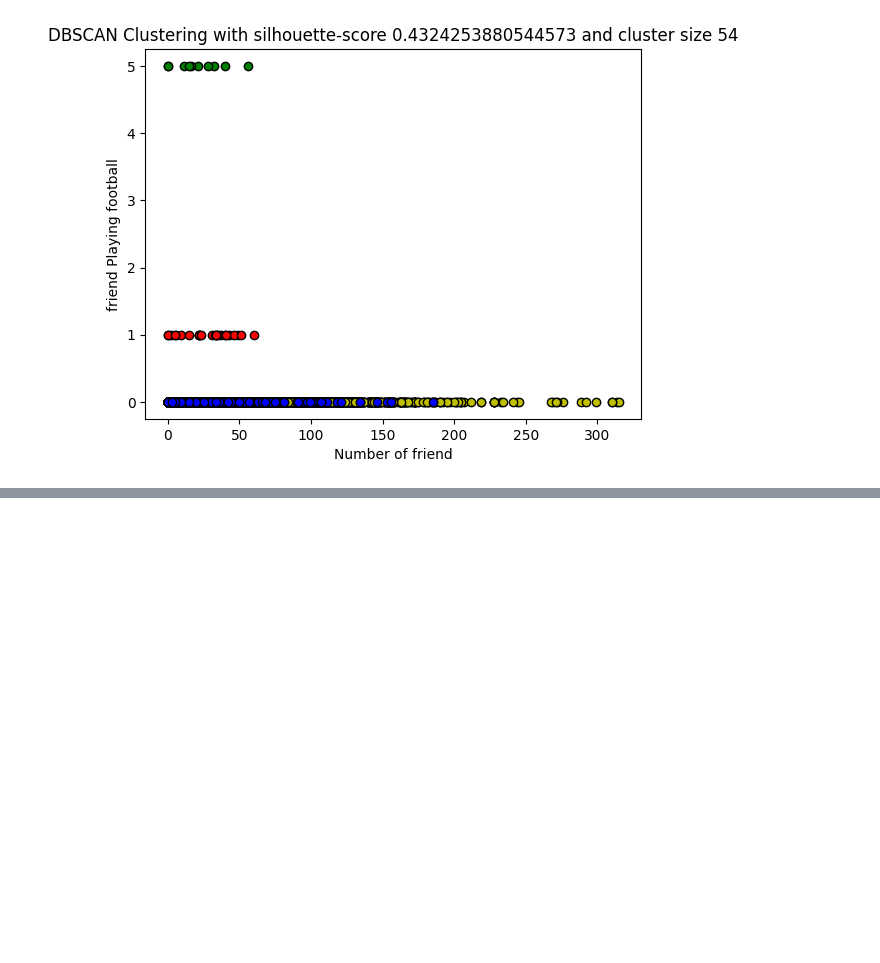
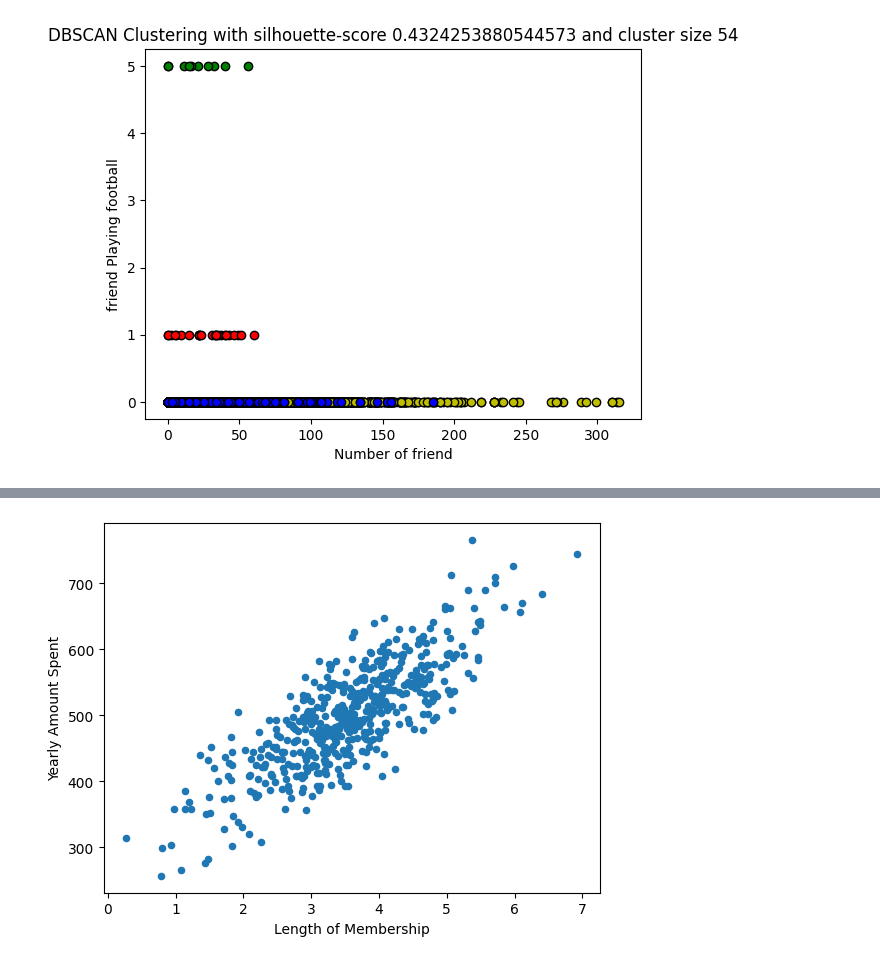
Before and after one commit to kundan2403/machine-learning, a Jupyter notebook: clustering.ipynb, the cells around one changed output, grey strips where cells are left out. Drawn from its saved outputs; the diff is of its cells as text; code cells hidden in the pictures; blank space fills up the shorter version.

```diff
--- a/clustering.ipynb
+++ b/clustering.ipynb
@@ -412,0 +499,5 @@ Best parameters (eps, min_samples): (1.0, 3), Silhouette Score: 0.44
+# %%
+data.plot(kind = 'scatter', x = "Length of Membership", y = "Yearly Amount Spent")
+plt.show()
+# %% [output]
+[figure, added]
```
Also changed, not shown: parts of 16 cells of this notebook.
